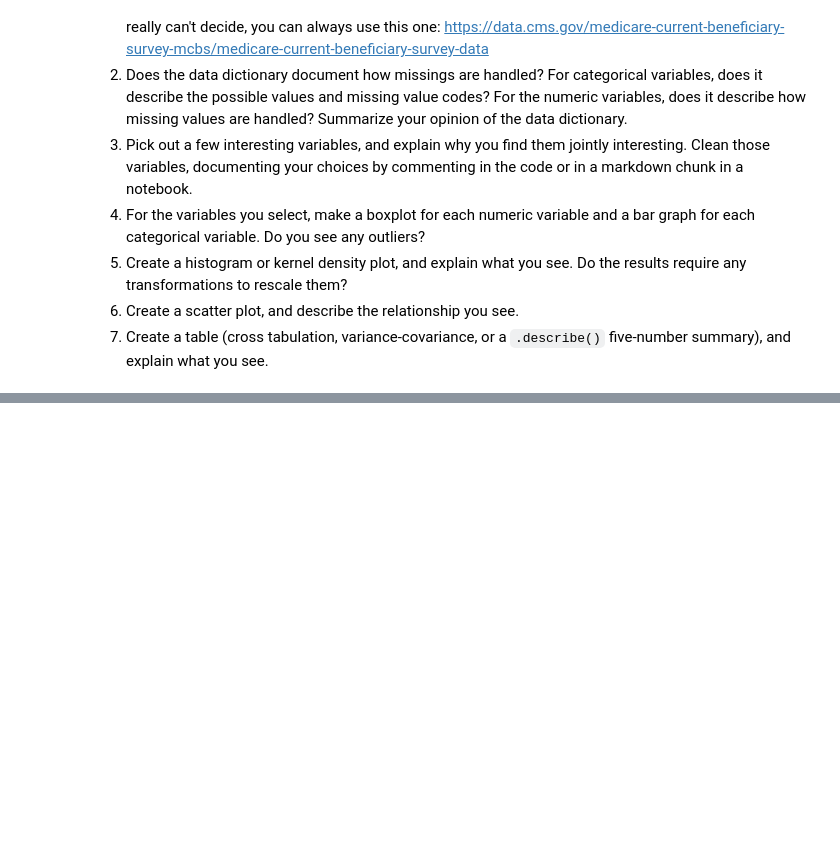
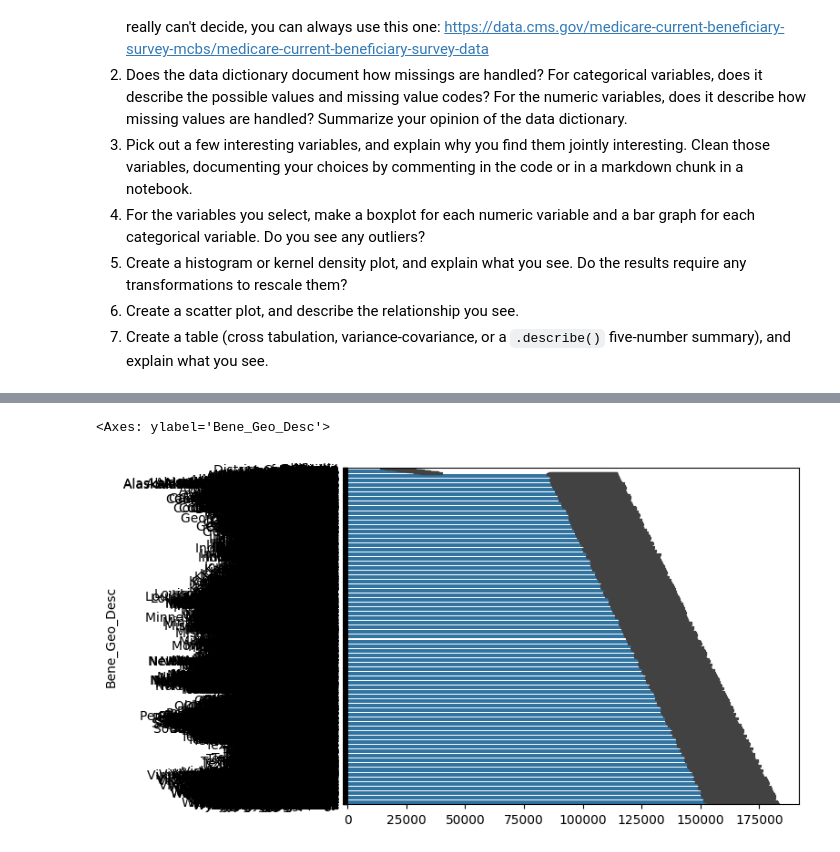
Before and after one commit to adaire2/visualization, a Jupyter notebook: assignment/assignment.ipynb, the cells around one changed output, grey strips where cells are left out. Cells and saved outputs as stored; diff of their text form; code cells hidden in the pictures; blank space fills up the shorter version.

```diff
--- a/assignment/assignment.ipynb
+++ b/assignment/assignment.ipynb
@@ -221,0 +228,3 @@ For some context, the Federal government ultimately spent about $4.4 trillion in
+# %%
+scc = pd.read_csv('/content/CC_R20_P08_v10_D18_WWDSE_Cond.csv')
+scc.head()
@@ -221,0 +261,8 @@ For some context, the Federal government ultimately spent about $4.4 trillion in
+# %%
+scc['Bene_Geo_Desc'] = scc['Bene_Geo_Desc'].replace(['Unknown'],np.nan) #I replaced the unknown values with np.nan
+# %%
+sns.barplot(data=scc['Bene_Geo_Desc']) #whoops this is horrendous, I didn't realize there were 3000+ different location
+#I'm leaving this in because its funny, sorry!
+# %% [output]
+<Axes: ylabel='Bene_Geo_Desc'>
+[figure, added]
```
Also changed, not shown: parts of 14 cells of this notebook.
